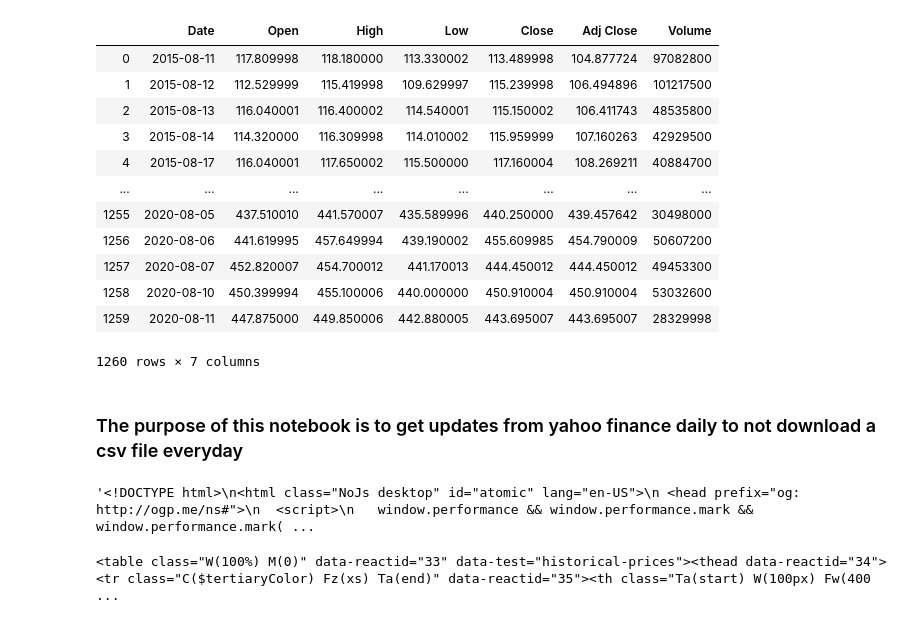
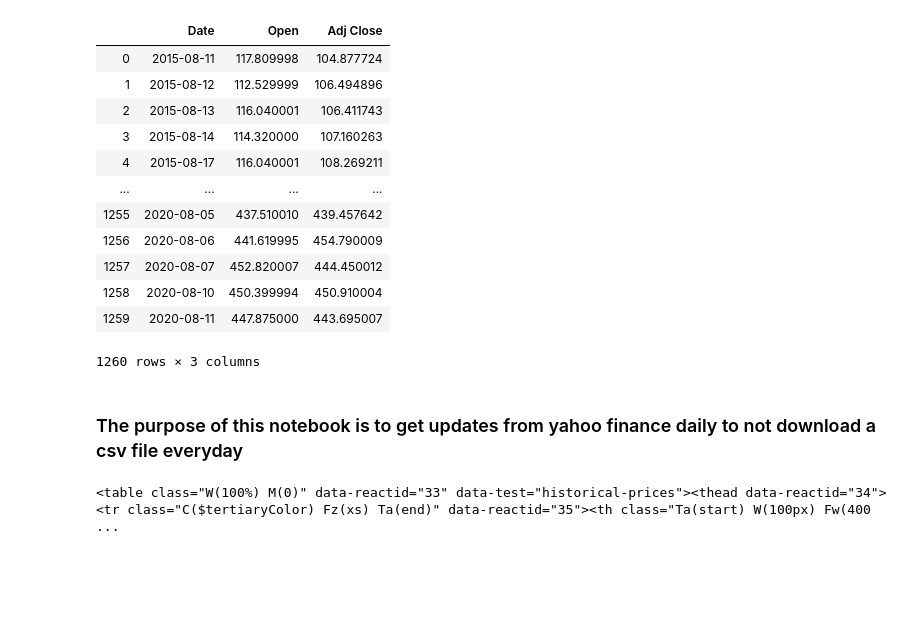
Before and after one commit to joseh4/Stock_market_monitoring, a Jupyter notebook: Updating_APPL_Chart.ipynb, the cells around one changed output. Cells and saved outputs as stored; diff of their text form; code cells hidden in the pictures; blank space fills up the shorter version.

Commit message:
webscraping data tp update older apple_chart

```diff
--- a/Updating_APPL_Chart.ipynb
+++ b/Updating_APPL_Chart.ipynb
@@ -8,22 +8,24 @@ from bs4 import BeautifulSoup
 # %%
 # Import csv file downloaded from yahoo finance from August 11, 2020
 apple_chart = pd.read_csv('AAPL.csv')
-# %%
-apple_chart
-# %% [output]
-|  | Date | Open | High | Low | Close | Adj Close | Volume |
-| 0 | 2015-08-11 | 117.809998 | 118.180000 | 113.330002 | 113.489998 | 104.877724 | 97082800 |
-| 1 | 2015-08-12 | 112.529999 | 115.419998 | 109.629997 | 115.239998 | 106.494896 | 101217500 |
-| 2 | 2015-08-13 | 116.040001 | 116.400002 | 114.540001 | 115.150002 | 106.411743 | 48535800 |
-| 3 | 2015-08-14 | 114.320000 | 116.309998 | 114.010002 | 115.959999 | 107.160263 | 42929500 |
-| 4 | 2015-08-17 | 116.040001 | 117.650002 | 115.500000 | 117.160004 | 108.269211 | 40884700 |
-| ... | ... | ... | ... | ... | ... | ... | ... |
-| 1255 | 2020-08-05 | 437.510010 | 441.570007 | 435.589996 | 440.250000 | 439.457642 | 30498000 |
-| 1256 | 2020-08-06 | 441.619995 | 457.649994 | 439.190002 | 455.609985 | 454.790009 | 50607200 |
-| 1257 | 2020-08-07 | 452.820007 | 454.700012 | 441.170013 | 444.450012 | 444.450012 | 49453300 |
-| 1258 | 2020-08-10 | 450.399994 | 455.100006 | 440.000000 | 450.910004 | 450.910004 | 53032600 |
-| 1259 | 2020-08-11 | 447.875000 | 449.850006 | 442.880005 | 443.695007 | 443.695007 | 28329998 |
-1260 rows × 7 columns
+# %%
+# Drop the unneccessary columns
+apple_chart.drop(columns = ['High', 'Close','Low', 'Volume'],inplace = True)
+apple_chart
+# %% [output]
+|  | Date | Open | Adj Close |
+| 0 | 2015-08-11 | 117.809998 | 104.877724 |
+| 1 | 2015-08-12 | 112.529999 | 106.494896 |
+| 2 | 2015-08-13 | 116.040001 | 106.411743 |
+| 3 | 2015-08-14 | 114.320000 | 107.160263 |
+| 4 | 2015-08-17 | 116.040001 | 108.269211 |
+| ... | ... | ... | ... |
+| 1255 | 2020-08-05 | 437.510010 | 439.457642 |
+| 1256 | 2020-08-06 | 441.619995 | 454.790009 |
+| 1257 | 2020-08-07 | 452.820007 | 444.450012 |
+| 1258 | 2020-08-10 | 450.399994 | 450.910004 |
+| 1259 | 2020-08-11 | 447.875000 | 443.695007 |
+1260 rows × 3 columns
 # %% [markdown]
 ### The purpose of this notebook is to get updates from yahoo finance daily to not download a csv file everyday
 # %%
@@ -31,6 +34,2 @@ page = requests.get('https://finance.yahoo.com/quote/AAPL/history?period1=156548
 soup = BeautifulSoup(page.content, 'html.parser')
-# %%
-soup.prettify()
-# %% [output]
-'<!DOCTYPE html>\n<html class="NoJs desktop" id="atomic" lang="en-US">\n <head prefix="og: http://ogp.me/ns#">\n  <script>\n   window.performance && window.performance.mark && window.performance.mark( ...
 # %%
```
Also changed, not shown: parts of 30 cells of this notebook.
